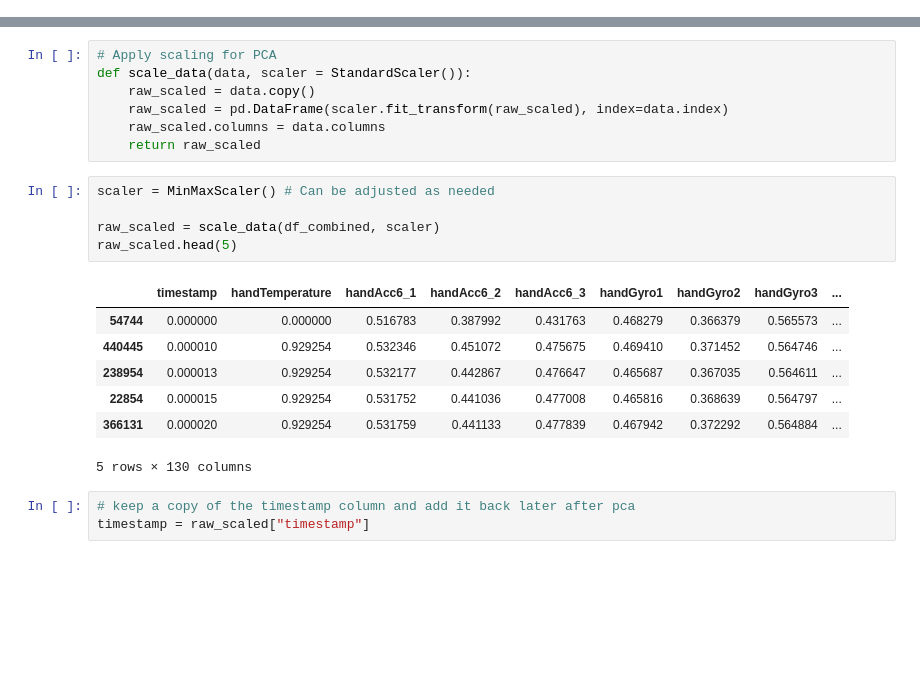
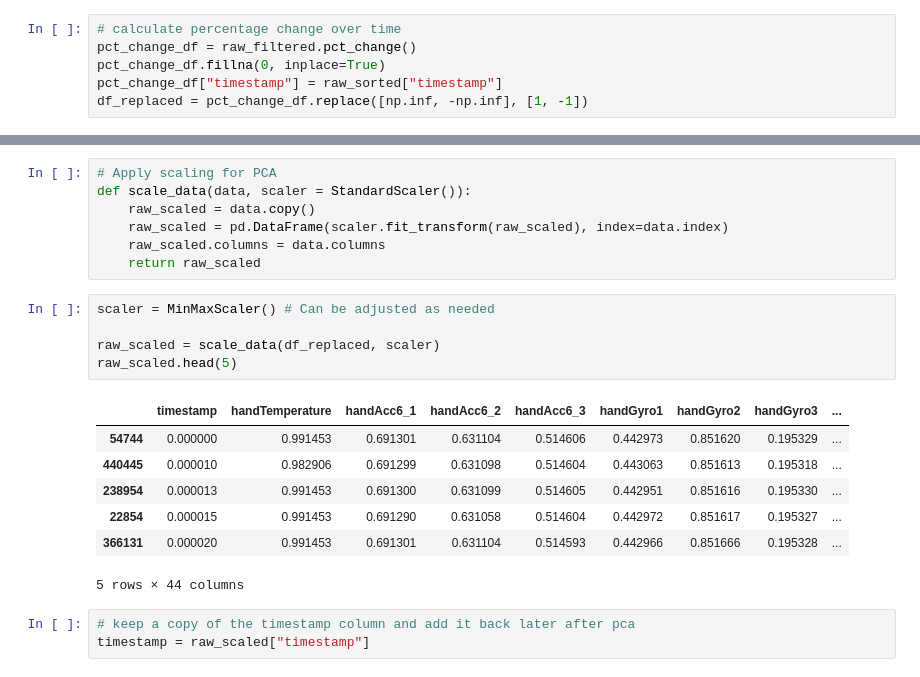
Before and after one commit to Jiarui-Chen/physical-activity-clustering, a Jupyter notebook: preprocess/preprocess.ipynb, the cells around one changed output, grey strips where cells are left out. Drawn from its saved outputs; the diff is of its cells as text; blank space fills up the shorter version.

Commit message:
Extract new feature: percentage change

```diff
--- a/preprocess/preprocess.ipynb
+++ b/preprocess/preprocess.ipynb
@@ -166,0 +159,6 @@ window_max_min_feature_df.head(5)
+# %%
+# calculate percentage change over time
+pct_change_df = raw_filtered.pct_change()
+pct_change_df.fillna(0, inplace=True)
+pct_change_df["timestamp"] = raw_sorted["timestamp"]
+df_replaced = pct_change_df.replace([np.inf, -np.inf], [1, -1])
@@ -188,16 +194,16 @@ def scale_data(data, scaler = StandardScaler()):
 # %%
 scaler = MinMaxScaler() # Can be adjusted as needed
 
-raw_scaled = scale_data(df_combined, scaler)
+raw_scaled = scale_data(df_replaced, scaler)
 raw_scaled.head(5)
 # %% [output]
 |  | timestamp | handTemperature | handAcc6_1 | handAcc6_2 | handAcc6_3 | handGyro1 | handGyro2 | handGyro3 | ... |
-| 54744 | 0.000000 | 0.000000 | 0.516783 | 0.387992 | 0.431763 | 0.468279 | 0.366379 | 0.565573 | ... |
-| 440445 | 0.000010 | 0.929254 | 0.532346 | 0.451072 | 0.475675 | 0.469410 | 0.371452 | 0.564746 | ... |
-| 238954 | 0.000013 | 0.929254 | 0.532177 | 0.442867 | 0.476647 | 0.465687 | 0.367035 | 0.564611 | ... |
-| 22854 | 0.000015 | 0.929254 | 0.531752 | 0.441036 | 0.477008 | 0.465816 | 0.368639 | 0.564797 | ... |
-| 366131 | 0.000020 | 0.929254 | 0.531759 | 0.441133 | 0.477839 | 0.467942 | 0.372292 | 0.564884 | ... |
+| 54744 | 0.000000 | 0.991453 | 0.691301 | 0.631104 | 0.514606 | 0.442973 | 0.851620 | 0.195329 | ... |
+| 440445 | 0.000010 | 0.982906 | 0.691299 | 0.631098 | 0.514604 | 0.443063 | 0.851613 | 0.195318 | ... |
+| 238954 | 0.000013 | 0.991453 | 0.691300 | 0.631099 | 0.514605 | 0.442951 | 0.851616 | 0.195330 | ... |
+| 22854 | 0.000015 | 0.991453 | 0.691290 | 0.631058 | 0.514604 | 0.442972 | 0.851617 | 0.195327 | ... |
+| 366131 | 0.000020 | 0.991453 | 0.691301 | 0.631104 | 0.514593 | 0.442966 | 0.851666 | 0.195328 | ... |
-5 rows × 130 columns
+5 rows × 44 columns
 # %%
 # keep a copy of the timestamp column and add it back later after pca
 timestamp = raw_scaled["timestamp"]
```
Also changed, not shown: parts of 4 cells of this notebook.
